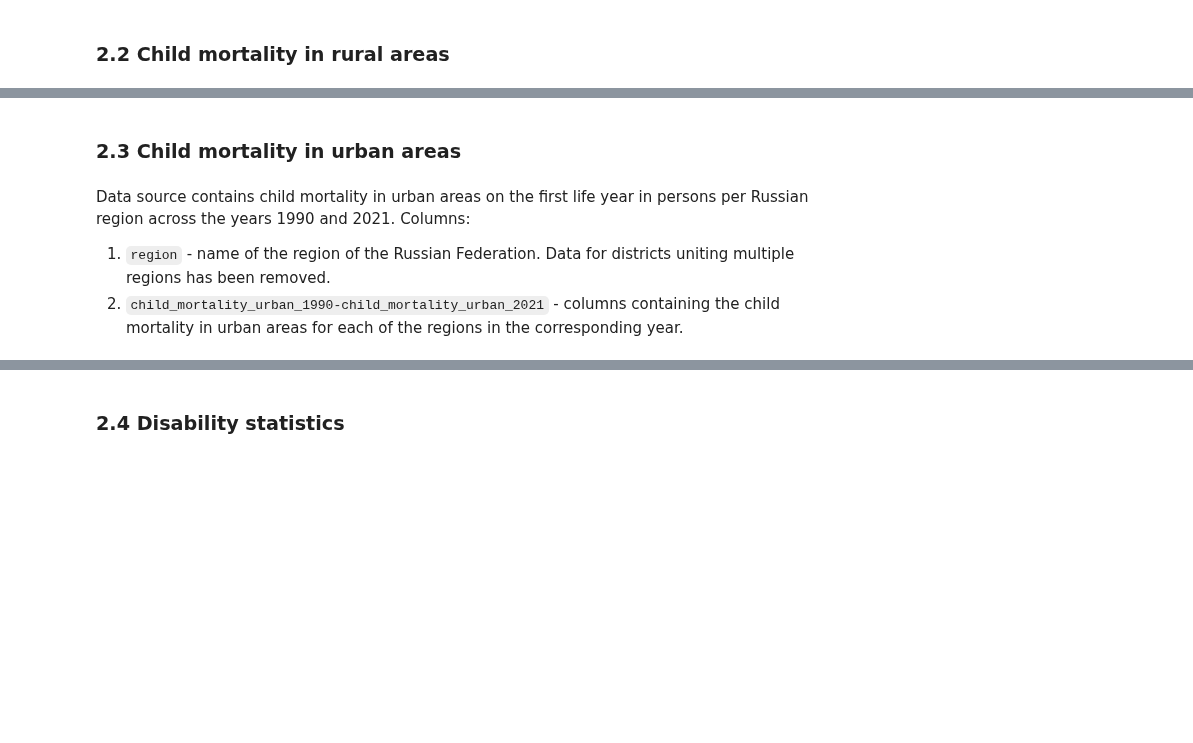
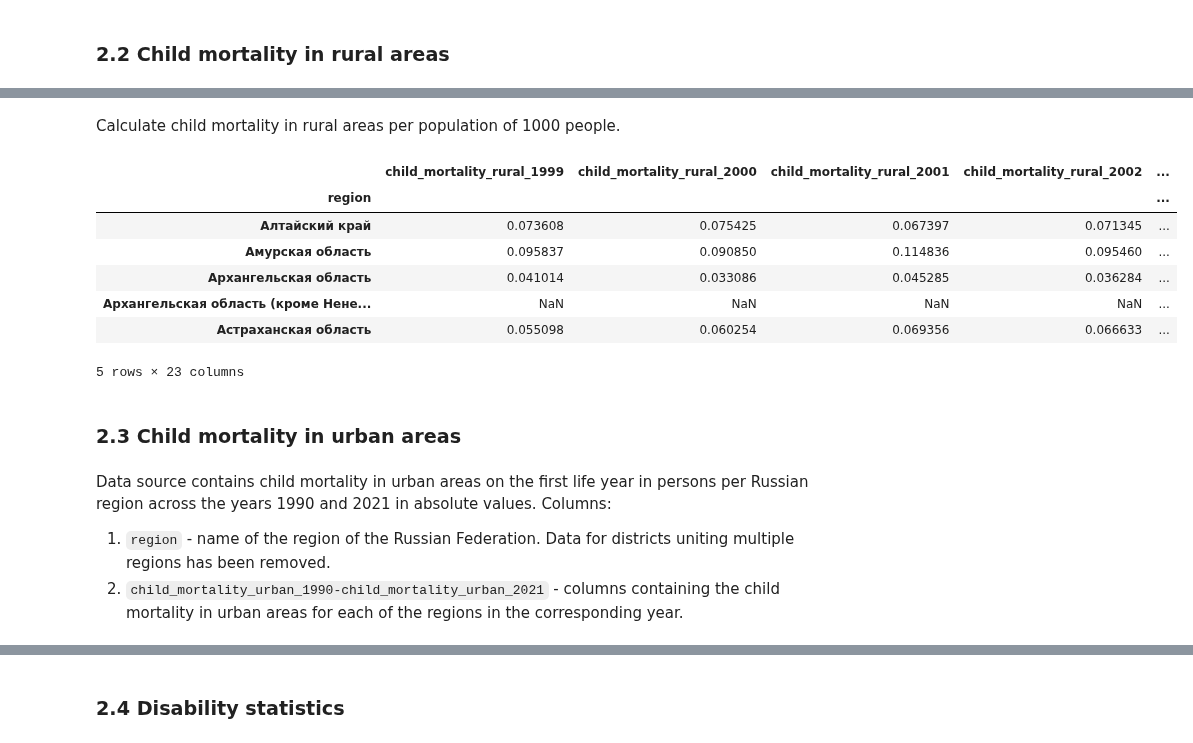
Before and after one commit to helios12/DataScienceProjects, a Jupyter notebook: projects/project-7-final/Project-7.Identification_of_vulnerable_population_groups.ipynb, the cells around one changed output, grey strips where cells are left out. Saved outputs shown, nothing was run; the diff lists cells and outputs as text; code cells hidden in the pictures; blank space fills up the shorter version.

```diff
--- a/projects/project-7-final/Project-7.Identification_of_vulnerable_population_groups.ipynb
+++ b/projects/project-7-final/Project-7.Identification_of_vulnerable_population_groups.ipynb
@@ -88,7 +95,25 @@ df.to_csv('text.csv')
+# %% [markdown]
+Calculate child mortality in rural areas per population of 1000 people.
+# %%
+data_child_mortality_rural = data_child_mortality_rural / data_population * 1000
+
+# Delete the years which have up to 40 % of empty values.
+data_child_mortality_rural = drop_empty_years(data_child_mortality_rural)
+data_child_mortality_rural = rename_columns(data_child_mortality_rural, 'child_mortality_rural_', 0)
+data_child_mortality_rural.head()
+# %% [output]
+|  | child_mortality_rural_1999 | child_mortality_rural_2000 | child_mortality_rural_2001 | child_mortality_rural_2002 | ... |
+| region |  |  |  |  | ... |
+| Алтайский край | 0.073608 | 0.075425 | 0.067397 | 0.071345 | ... |
+| Амурская область | 0.095837 | 0.090850 | 0.114836 | 0.095460 | ... |
+| Архангельская область | 0.041014 | 0.033086 | 0.045285 | 0.036284 | ... |
+| Архангельская область (кроме Нене... | NaN | NaN | NaN | NaN | ... |
+| Астраханская область | 0.055098 | 0.060254 | 0.069356 | 0.066633 | ... |
+5 rows × 23 columns
 # %% [markdown]
 ### 2.3 Child mortality in urban areas
 # %% [markdown]
-Data source contains child mortality in urban areas on the first life year in persons per Russian region across the years 1990 and 2021. Columns:
+Data source contains child mortality in urban areas on the first life year in persons per Russian region across the years 1990 and 2021 in absolute values. Columns:
 1. `region` - name of the region of the Russian Federation. Data for districts uniting multiple regions has been removed.
 2. `child_mortality_urban_1990-child_mortality_urban_2021` - columns containing the child mortality in urban areas for each of the regions in the corresponding year.
 # %%
```
Also changed, not shown: parts of 16 cells of this notebook.
